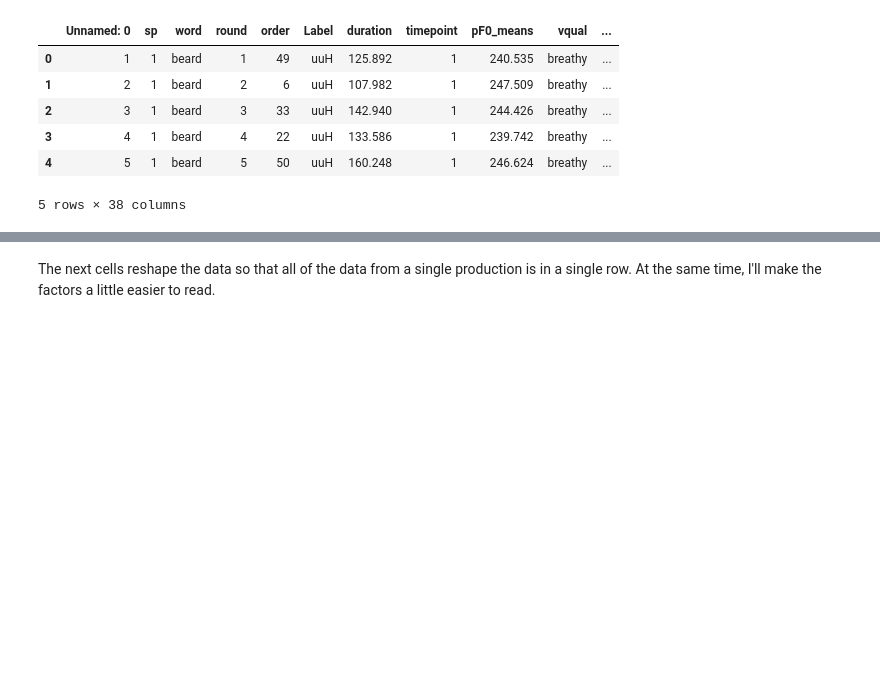
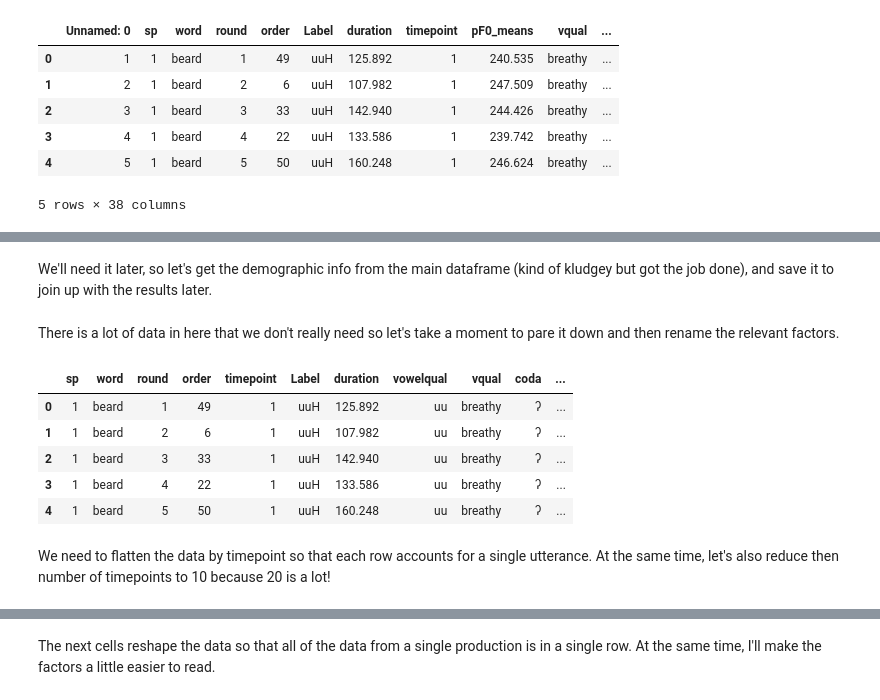
Before and after one commit to susanlinucb/kuy_production, a Jupyter notebook: LDA_accuracy.ipynb, the cells around one changed output, grey strips where cells are left out. Cells and saved outputs as stored; diff of their text form; code cells hidden in the pictures; blank space fills up the shorter version.

```diff
--- a/LDA_accuracy.ipynb
+++ b/LDA_accuracy.ipynb
@@ -19,0 +33,2 @@ df.head()
+# %% [markdown]
+We'll need it later, so let's get the demographic info from the main dataframe (kind of kludgey but got the job done), and save it to join up with the results later.
@@ -19,0 +38,23 @@ df.head()
+# %% [markdown]
+There is a lot of data in here that we don't really need so let's take a moment to pare it down and then rename the relevant factors.
+# %%
+factors = ['f0ST_means_scaled', 'H1c_means_scaled', 'H1H2c_means_scaled',
+       'H1A1c_means_scaled', 'H1A2c_means_scaled', 'H1A3c_means_scaled',
+       'CPP_means_scaled', 'pF1_means_scaled']
+factors_short = ['f0', 'H1c', 'H1H2c',
+       'H1A1c', 'H1A2c', 'H1A3c',
+       'CPP', 'F1']
+renamecolumns = {factors[i]:factors_short[i] for i in range(len(factors))}
+df = df.rename(columns=renamecolumns)
+
+df = df[['sp','word','round','order','timepoint','Label','duration', 'vowelqual', 'vqual', 'coda', 'onset']+factors_short]
+df.head()
+# %% [output]
+|  | sp | word | round | order | timepoint | Label | duration | vowelqual | vqual | coda | ... |
+| 0 | 1 | beard | 1 | 49 | 1 | uuH | 125.892 | uu | breathy | ʔ | ... |
+| 1 | 1 | beard | 2 | 6 | 1 | uuH | 107.982 | uu | breathy | ʔ | ... |
+| 2 | 1 | beard | 3 | 33 | 1 | uuH | 142.940 | uu | breathy | ʔ | ... |
+| 3 | 1 | beard | 4 | 22 | 1 | uuH | 133.586 | uu | breathy | ʔ | ... |
+| 4 | 1 | beard | 5 | 50 | 1 | uuH | 160.248 | uu | breathy | ʔ | ... |
+# %% [markdown]
+We need to flatten the data by timepoint so that each row accounts for a single utterance.  At the same time, let's also reduce then number of timepoints to 10 because 20 is a lot!
```
Also changed, not shown: parts of 28 cells of this notebook.
